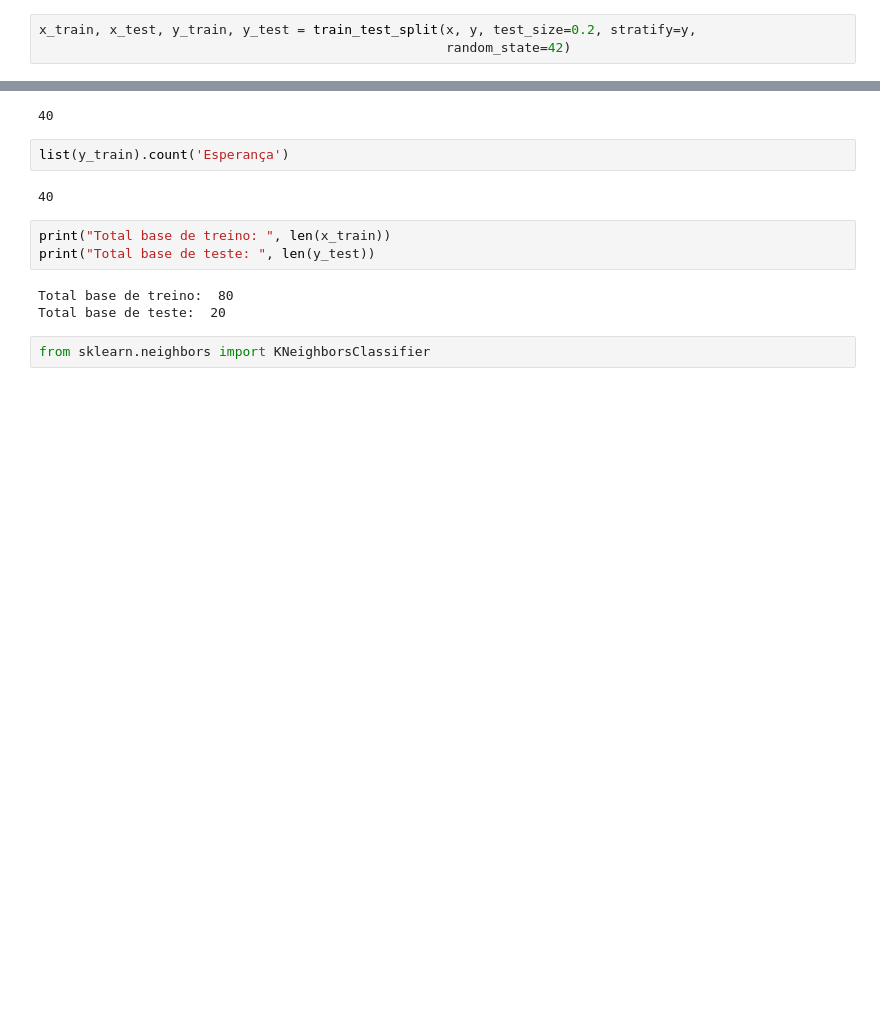
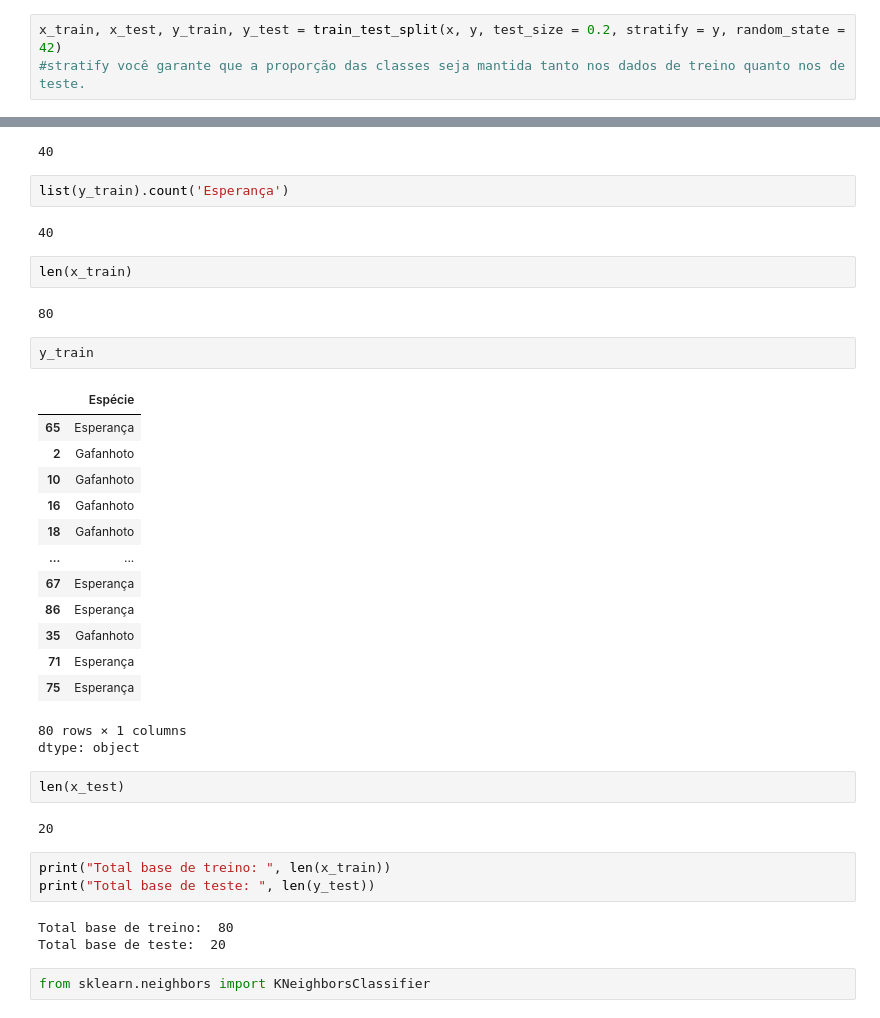
Before and after one commit to gomezllari/.json, a Jupyter notebook: Fase 2/03 - Machine Learning Avançado/Aula 1/Introdução_a_modelos_de_classificação.ipynb, the cells around one changed output, grey strips where cells are left out. Saved outputs shown, nothing was run; the diff lists cells and outputs as text; blank space fills up the shorter version.

```diff
--- a/Fase 2/03 - Machine Learning Avançado/Aula 1/Introdução_a_modelos_de_classificação.ipynb
+++ b/Fase 2/03 - Machine Learning Avançado/Aula 1/Introdução_a_modelos_de_classificação.ipynb
@@ -58,6 +95,6 @@ y = dados['Espécie']
 # %%
-x_train, x_test, y_train, y_test = train_test_split(x, y, test_size=0.2, stratify=y,
-                                                    random_state=42)
+x_train, x_test, y_train, y_test = train_test_split(x, y, test_size = 0.2, stratify = y, random_state = 42)
+#stratify você garante que a proporção das classes seja mantida tanto nos dados de treino quanto nos de teste.
 # %%
 list(y_train).count('Gafanhoto')
 # %% [output]
@@ -66,6 +103,31 @@ list(y_train).count('Gafanhoto')
 list(y_train).count('Esperança')
 # %% [output]
 40
+# %%
+len(x_train)
+# %% [output]
+80
+# %%
+y_train
+# %% [output]
+|  | Espécie |
+| 65 | Esperança |
+| 2 | Gafanhoto |
+| 10 | Gafanhoto |
+| 16 | Gafanhoto |
+| 18 | Gafanhoto |
+| ... | ... |
+| 67 | Esperança |
+| 86 | Esperança |
+| 35 | Gafanhoto |
+| 71 | Esperança |
+| 75 | Esperança |
+80 rows × 1 columns
+dtype: object
+# %%
+len(x_test)
+# %% [output]
+20
 # %%
 print("Total base de treino: ", len(x_train))
 print("Total base de teste: ", len(y_test))
```
Also changed, not shown: parts of 4 cells of this notebook.
